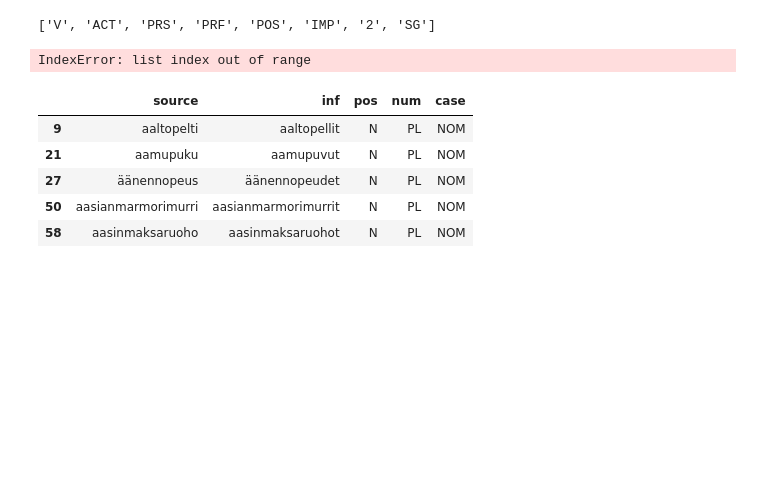
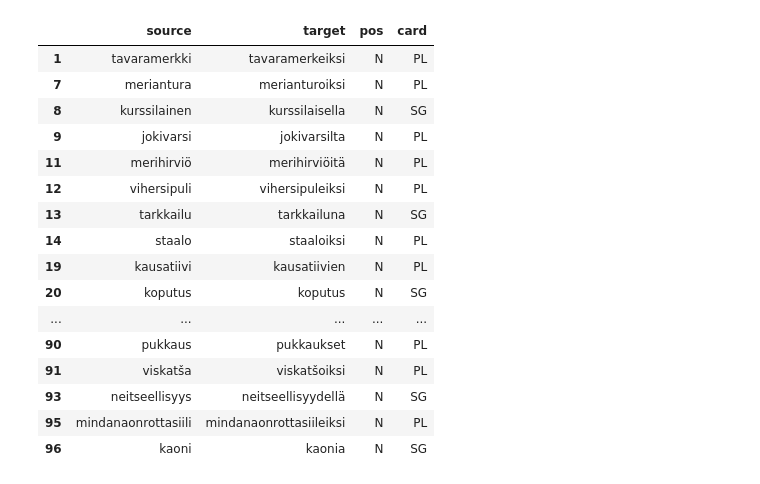
Before and after one commit to Demfier/PSyn, a Jupyter notebook: transMat.ipynb, the cells around one changed output. Cells and saved outputs as stored; diff of their text form; code cells hidden in the pictures; blank space fills up the shorter version.

```diff
--- a/transMat.ipynb
+++ b/transMat.ipynb
@@ -10,57 +10,69 @@ for item in f:
     fk[inti]['source'] = stuff[0]
     fk[inti]['inf'] = stuff[1]
     stuff2 = stuff[2].split(';')
-    print(stuff2)
-    for thing in stuff2:
-        thing2 = thing.split('=')
-        fk[inti][thing2[0]] = thing2[1]
+    fk[inti]['pos'] = stuff2[0]
+    fk[inti]['num'] = stuff2[-1]
+    fk[inti]['case'] = '-'.join(stuff2[1:-2])
     inti += 1
-# %% [output]
-['V', 'ACT', 'PRS', 'PRF', 'POS', 'IMP', '2', 'SG']
-IndexError: list index out of range
 # %%
 import pandas
 pd = pandas.DataFrame.from_dict(fk,orient='index')
-
 # Ignore the statements below
 nouns = pd[pd['pos']=='N'].dropna(axis=1)
 nouns.groupby(['num','case']).count()
 pd[pd['pos']=='N'].dropna(axis=1)
-nouns[(nouns['num']=='PL') &(nouns['case']=='NOM') ].head(5)
+nouns[(nouns['num']=='PL')].head(5)
+data = pandas.read_csv('data/task1/output/source_csvs/finnish-train-low')
+# del data['prop']
+del data['Unnamed: 0']
+pd = data[data['pos'] == 'N'].dropna(axis=1)
-# %% [output]
-|  | source | inf | pos | num | case |
-| 9 | aaltopelti | aaltopellit | N | PL | NOM |
-| 21 | aamupuku | aamupuvut | N | PL | NOM |
-| 27 | äänennopeus | äänennopeudet | N | PL | NOM |
-| 50 | aasianmarmorimurri | aasianmarmorimurrit | N | PL | NOM |
-| 58 | aasinmaksaruoho | aasinmaksaruohot | N | PL | NOM |
 # %%
-%%time
+from IPython.display import display
+
 rw3= pandas.DataFrame()
 transM = pandas.DataFrame()
 for i,item in pd.iterrows():
     charPairs = list()
     sourLen = len(item['source'])
     for j,chara in enumerate(item['source']):
         charPairs.append([i,chara,j+1,(sourLen - j)*-1])
 
     tempDF = pandas.DataFrame.from_records(charPairs,columns=['indi','chara','lpos','rpos'])
     tempTrans = pandas.merge(tempDF, tempDF,how='outer',on='indi')
     tempTrans = tempTrans[(tempTrans['chara_x'] != tempTrans['chara_y']) | (tempTrans['lpos_x'] != tempTrans['lpos_y'])  | (tempTrans['rpos_x'] != tempTrans['rpos_y']) ]
 
     try:
         transM = transM.append(tempTrans)
     except:
         transM = pandas.DataFrame(tempTrans)
 
     try:
         rw3 = rw3.append(tempDF)
     except NameError:
         rw3 = pandas.DataFrame(tempDF)
         print(rw3)
 
 rw3 = rw3.reset_index(drop=True)
 rw3
+transM
+# %% [output]
+|  | source | target | pos | card |
+| 1 | tavaramerkki | tavaramerkeiksi | N | PL |
+| 7 | meriantura | merianturoiksi | N | PL |
+| 8 | kurssilainen | kurssilaisella | N | SG |
+| 9 | jokivarsi | jokivarsilta | N | PL |
+| 11 | merihirviö | merihirviöitä | N | PL |
+| 12 | vihersipuli | vihersipuleiksi | N | PL |
+| 13 | tarkkailu | tarkkailuna | N | SG |
+| 14 | staalo | staaloiksi | N | PL |
+| 19 | kausatiivi | kausatiivien | N | PL |
+| 20 | koputus | koputus | N | SG |
+| ... | ... | ... | ... | ... |
+| 90 | pukkaus | pukkaukset | N | PL |
+| 91 | viskatša | viskatšoiksi | N | PL |
+| 93 | neitseellisyys | neitseellisyydellä | N | SG |
+| 95 | mindanaonrottasiili | mindanaonrottasiileiksi | N | PL |
+| 96 | kaoni | kaonia | N | SG |
 # %%
 def lcs(SB,TB):
     S = SB
```
Also changed, not shown: parts of 1 cell of this notebook, 7 other files.
